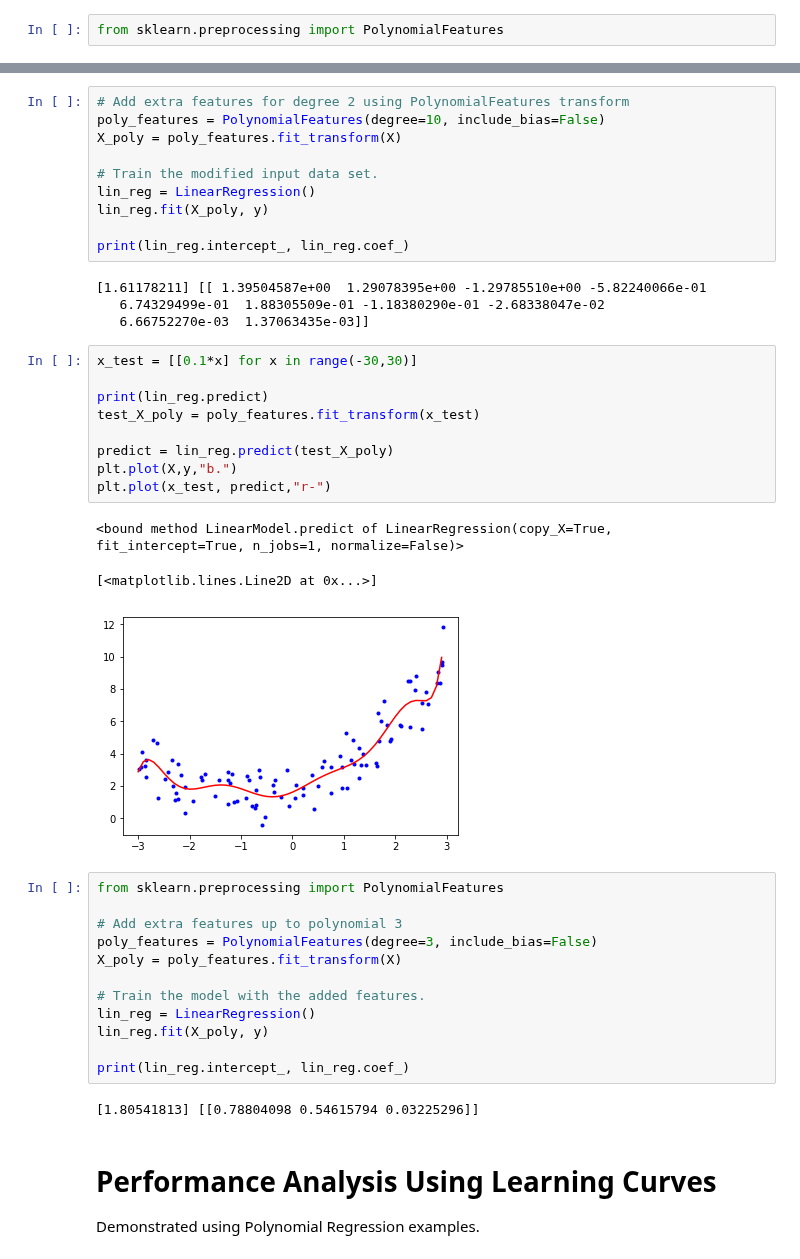
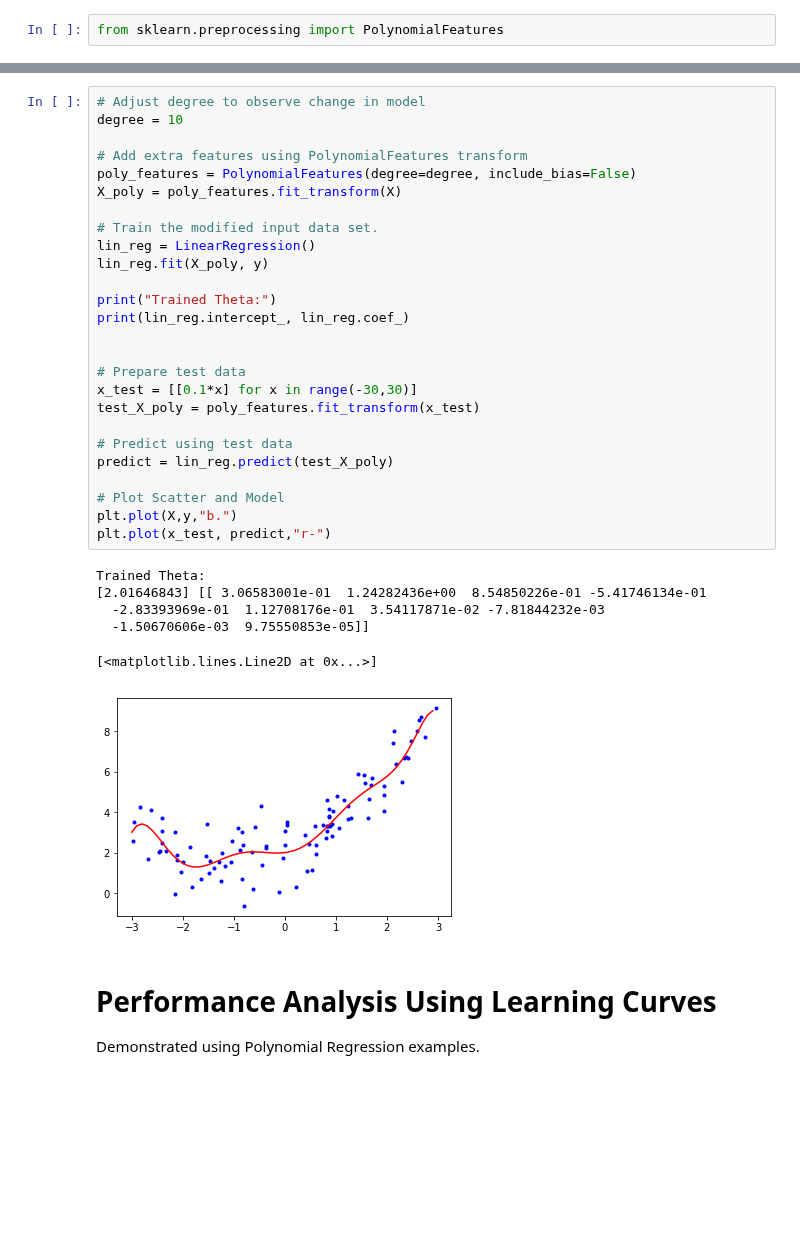
Before and after one commit to richss/cs455-ml-demos, a Jupyter notebook: Ch4-Demos.ipynb, the cells around one changed output, grey strips where cells are left out. Cells and saved outputs as stored; diff of their text form; blank space fills up the shorter version.

```diff
--- a/Ch4-Demos.ipynb
+++ b/Ch4-Demos.ipynb
@@ -309,44 +316,36 @@ plt.plot(X,y,"b.")
 # %%
-# Add extra features for degree 2 using PolynomialFeatures transform
-poly_features = PolynomialFeatures(degree=10, include_bias=False)
+# Adjust degree to observe change in model
+degree = 10
+
+# Add extra features using PolynomialFeatures transform
+poly_features = PolynomialFeatures(degree=degree, include_bias=False)
 X_poly = poly_features.fit_transform(X)
 
 # Train the modified input data set.
 lin_reg = LinearRegression()
 lin_reg.fit(X_poly, y)
 
+print("Trained Theta:")
 print(lin_reg.intercept_, lin_reg.coef_)
+
+
+# Prepare test data
+x_test = [[0.1*x] for x in range(-30,30)]
+test_X_poly = poly_features.fit_transform(x_test)
+
+# Predict using test data
+predict = lin_reg.predict(test_X_poly)
+
+# Plot Scatter and Model
+plt.plot(X,y,"b.")
+plt.plot(x_test, predict,"r-")
 # %% [output]
-[1.61178211] [[ 1.39504587e+00  1.29078395e+00 -1.29785510e+00 -5.82240066e-01
-   6.74329499e-01  1.88305509e-01 -1.18380290e-01 -2.68338047e-02
-   6.66752270e-03  1.37063435e-03]]
+Trained Theta:
+[2.01646843] [[ 3.06583001e-01  1.24282436e+00  8.54850226e-01 -5.41746134e-01
+  -2.83393969e-01  1.12708176e-01  3.54117871e-02 -7.81844232e-03
+  -1.50670606e-03  9.75550853e-05]]
+[<matplotlib.lines.Line2D at 0x...>]
+[figure, added]
-# %%
-x_test = [[0.1*x] for x in range(-30,30)]
-
-print(lin_reg.predict)
-test_X_poly = poly_features.fit_transform(x_test)
-
-predict = lin_reg.predict(test_X_poly)
-plt.plot(X,y,"b.")
-plt.plot(x_test, predict,"r-")
-# %% [output]
-<bound method LinearModel.predict of LinearRegression(copy_X=True, fit_intercept=True, n_jobs=1, normalize=False)>
-[<matplotlib.lines.Line2D at 0x...>]
-[figure, removed]
-# %%
-from sklearn.preprocessing import PolynomialFeatures
-
-# Add extra features up to polynomial 3
-poly_features = PolynomialFeatures(degree=3, include_bias=False)
-X_poly = poly_features.fit_transform(X)
-
-# Train the model with the added features.
-lin_reg = LinearRegression()
-lin_reg.fit(X_poly, y)
-
-print(lin_reg.intercept_, lin_reg.coef_)
-# %% [output]
-[1.80541813] [[0.78804098 0.54615794 0.03225296]]
 # %% [markdown]
 # Performance Analysis Using Learning Curves
 
```
Also changed, not shown: parts of 19 cells of this notebook.
